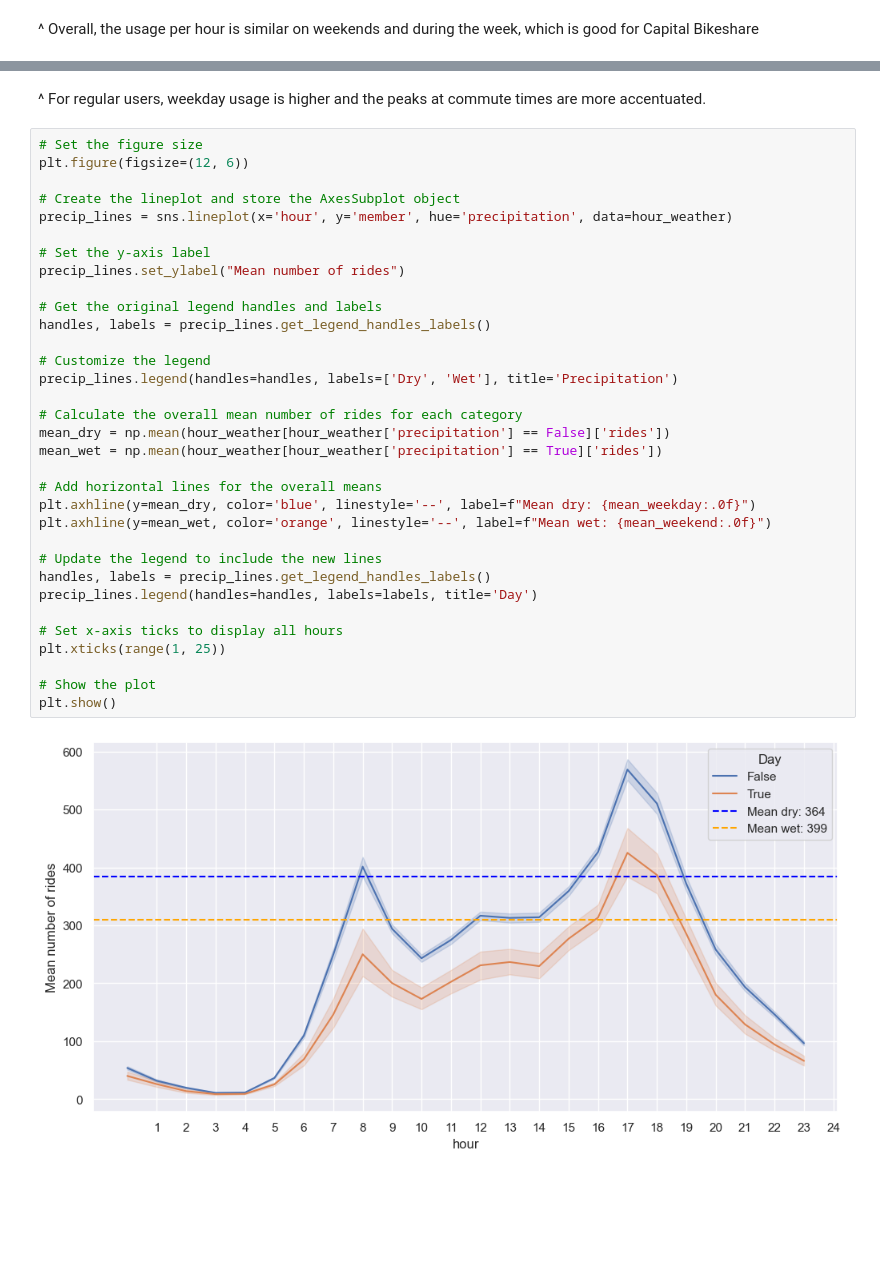
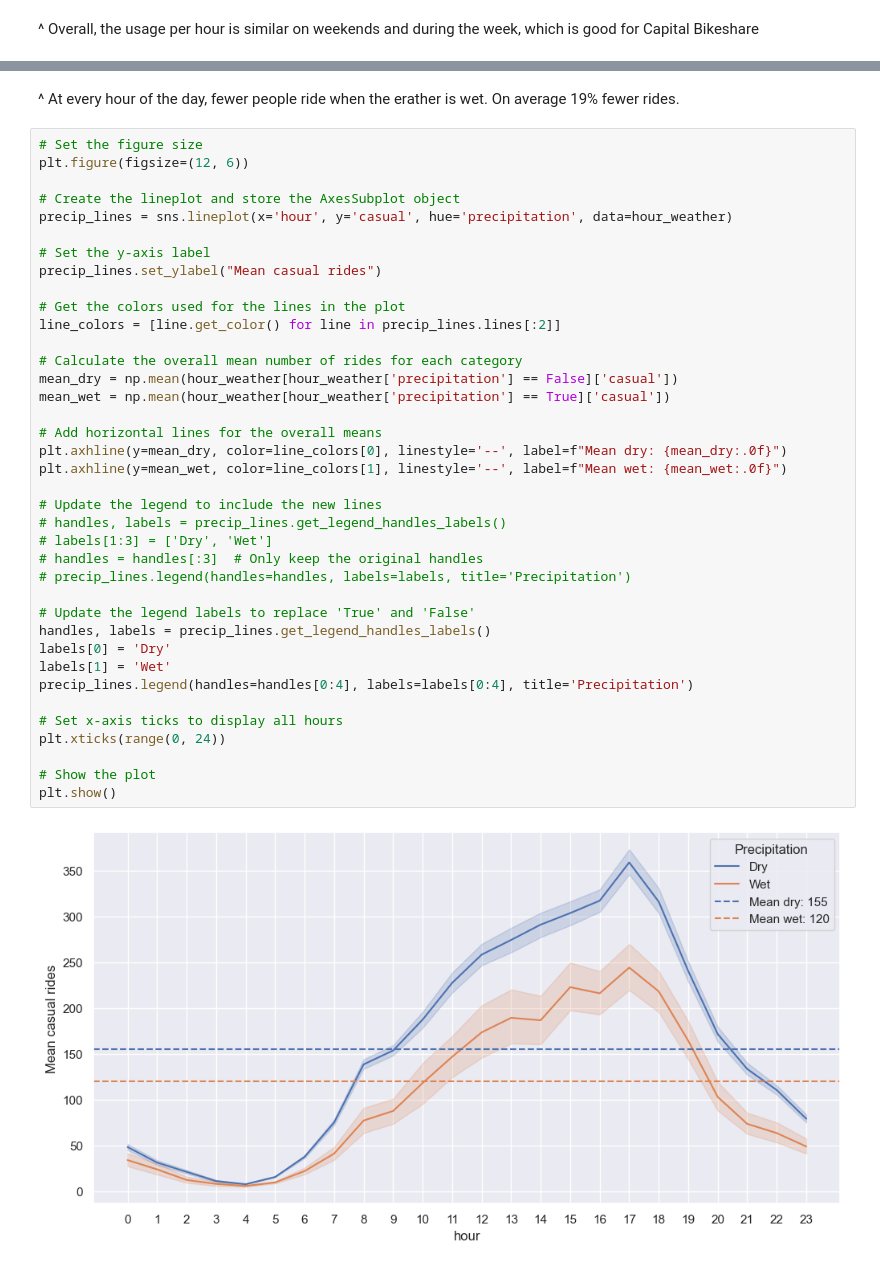
Before and after one commit to Paul-Sabin/Capital-Bikeshare, a Jupyter notebook: Bikeshare EDA.ipynb, the cells around one changed output, grey strips where cells are left out. Cells and saved outputs as stored; diff of their text form; blank space fills up the shorter version.

```diff
--- a/Bikeshare EDA.ipynb
+++ b/Bikeshare EDA.ipynb
@@ -830,37 +903,42 @@ plt.show()
-# %% [markdown]
-^ For regular users, weekday usage is higher and the peaks at commute times are more accentuated.
+# %% [markdown]
+^ At every hour of the day, fewer people ride when the erather is wet. On average 19% fewer rides.
 # %%
 # Set the figure size
 plt.figure(figsize=(12, 6))
 
 # Create the lineplot and store the AxesSubplot object
-precip_lines = sns.lineplot(x='hour', y='member', hue='precipitation', data=hour_weather)
+precip_lines = sns.lineplot(x='hour', y='casual', hue='precipitation', data=hour_weather)
 
 # Set the y-axis label
-precip_lines.set_ylabel("Mean number of rides")
+precip_lines.set_ylabel("Mean casual rides")
 
-# Get the original legend handles and labels
-handles, labels = precip_lines.get_legend_handles_labels()
-
-# Customize the legend
-precip_lines.legend(handles=handles, labels=['Dry', 'Wet'], title='Precipitation')
+# Get the colors used for the lines in the plot
+line_colors = [line.get_color() for line in precip_lines.lines[:2]]
 
 # Calculate the overall mean number of rides for each category
-mean_dry = np.mean(hour_weather[hour_weather['precipitation'] == False]['rides'])
-mean_wet = np.mean(hour_weather[hour_weather['precipitation'] == True]['rides'])
+mean_dry = np.mean(hour_weather[hour_weather['precipitation'] == False]['casual'])
+mean_wet = np.mean(hour_weather[hour_weather['precipitation'] == True]['casual'])
 
 # Add horizontal lines for the overall means
-plt.axhline(y=mean_dry, color='blue', linestyle='--', label=f"Mean dry: {mean_weekday:.0f}")
-plt.axhline(y=mean_wet, color='orange', linestyle='--', label=f"Mean wet: {mean_weekend:.0f}")
+plt.axhline(y=mean_dry, color=line_colors[0], linestyle='--', label=f"Mean dry: {mean_dry:.0f}")
+plt.axhline(y=mean_wet, color=line_colors[1], linestyle='--', label=f"Mean wet: {mean_wet:.0f}")
 
 # Update the legend to include the new lines
+# handles, labels = precip_lines.get_legend_handles_labels()
+# labels[1:3] = ['Dry', 'Wet']
+# handles = handles[:3]  # Only keep the original handles
+# precip_lines.legend(handles=handles, labels=labels, title='Precipitation')
+
+# Update the legend labels to replace 'True' and 'False'
 handles, labels = precip_lines.get_legend_handles_labels()
-precip_lines.legend(handles=handles, labels=labels, title='Day')
+labels[0] = 'Dry'
+labels[1] = 'Wet'
+precip_lines.legend(handles=handles[0:4], labels=labels[0:4], title='Precipitation')
 
 # Set x-axis ticks to display all hours
-plt.xticks(range(1, 25))
+plt.xticks(range(0, 24))
 
 # Show the plot
 plt.show()
 # %% [output]
-[figure, old version]
+[figure, new version]
```
Also changed, not shown: parts of 8 cells of this notebook, 1 other file.
